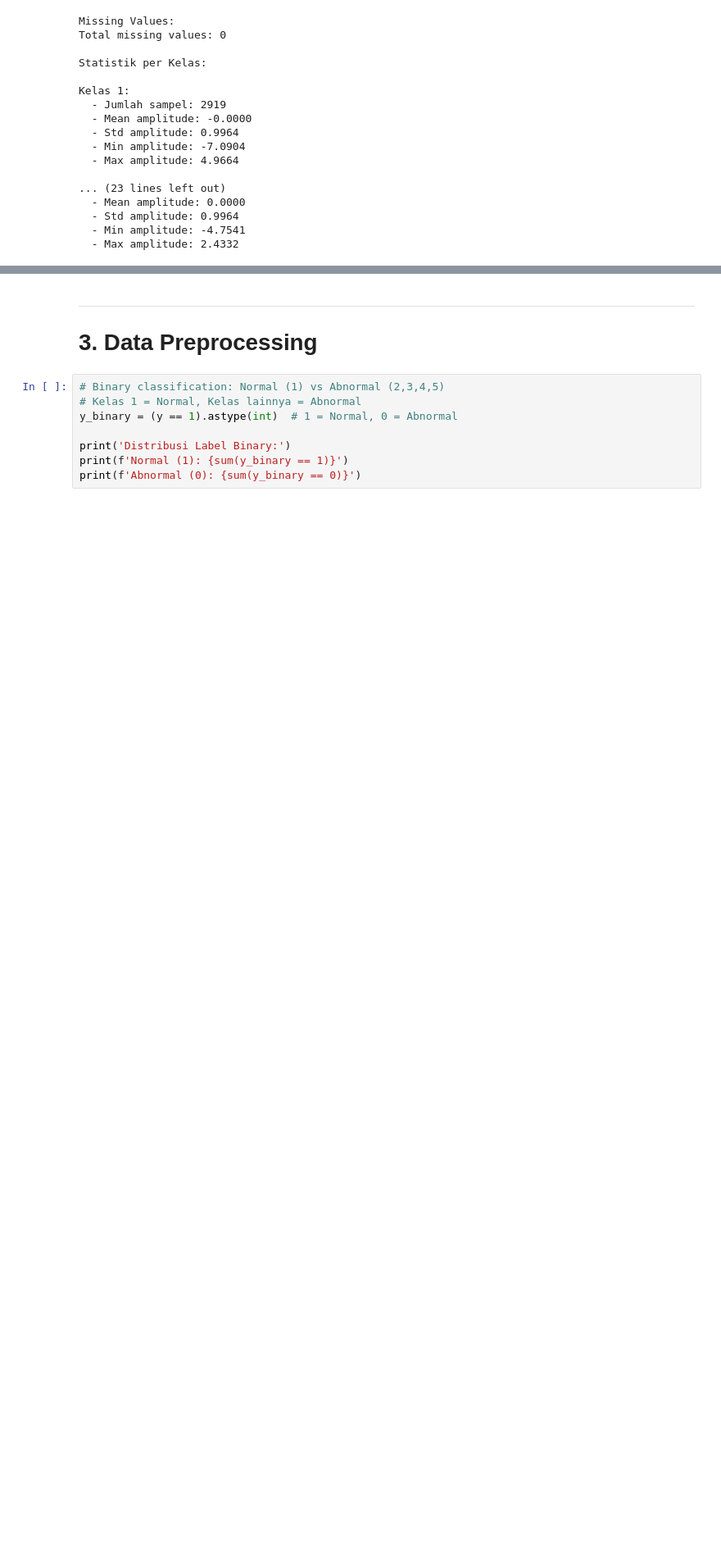
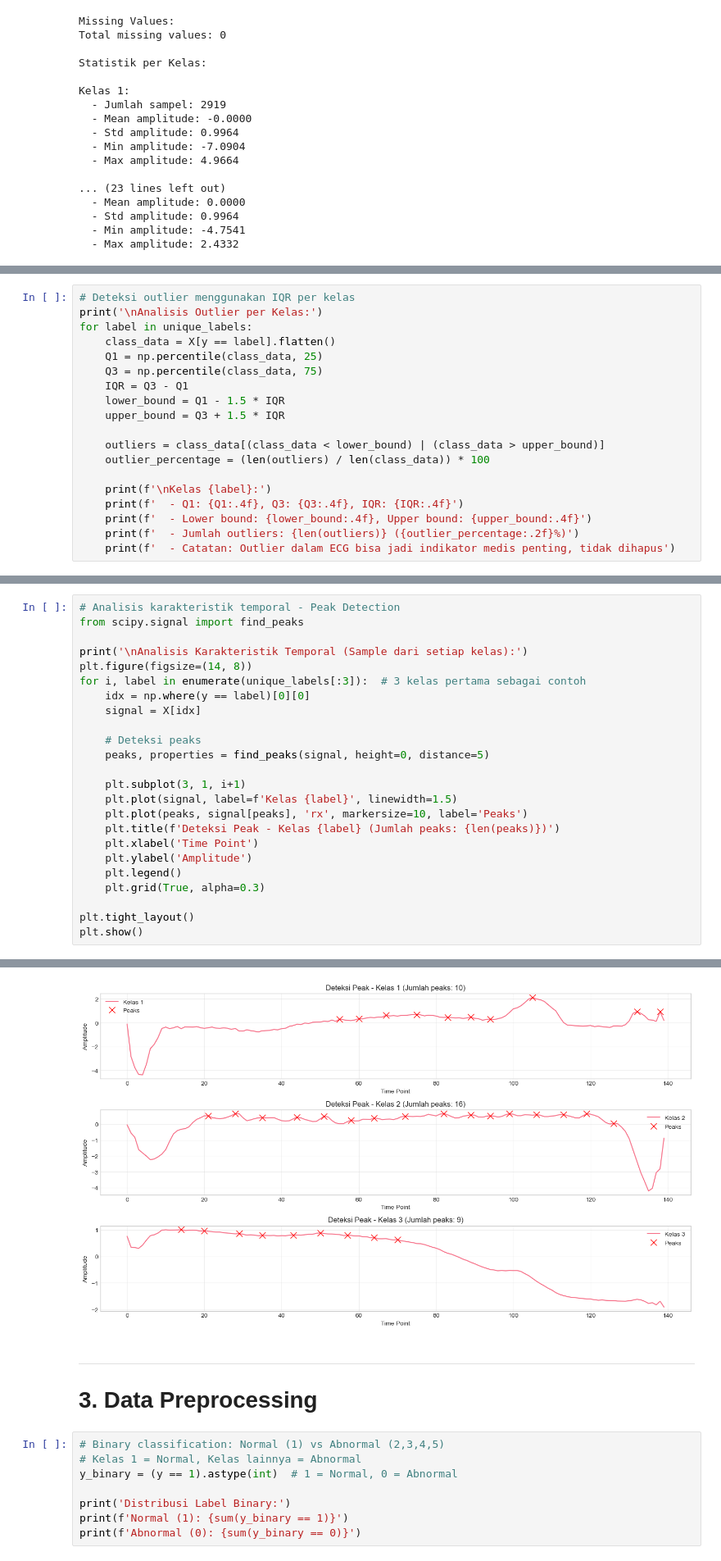
Before and after one commit to AchmadLutfi196/PSD, a Jupyter notebook: PSD/_build/jupyter_execute/ECG5000_CRISP_DM.ipynb, the cells around one changed output, grey strips where cells are left out. Shown at 82% size. Saved outputs shown, nothing was run; the diff lists cells and outputs as text; blank space fills up the shorter version.

```diff
--- a/PSD/_build/jupyter_execute/ECG5000_CRISP_DM.ipynb
+++ b/PSD/_build/jupyter_execute/ECG5000_CRISP_DM.ipynb
@@ -190,0 +231,19 @@ Kelas 1:
+# %%
+# Deteksi outlier menggunakan IQR per kelas
+print('\nAnalisis Outlier per Kelas:')
+for label in unique_labels:
+    class_data = X[y == label].flatten()
+    Q1 = np.percentile(class_data, 25)
+    Q3 = np.percentile(class_data, 75)
+    IQR = Q3 - Q1
+    lower_bound = Q1 - 1.5 * IQR
+    upper_bound = Q3 + 1.5 * IQR
+
+    outliers = class_data[(class_data < lower_bound) | (class_data > upper_bound)]
+    outlier_percentage = (len(outliers) / len(class_data)) * 100
+
+    print(f'\nKelas {label}:')
+    print(f'  - Q1: {Q1:.4f}, Q3: {Q3:.4f}, IQR: {IQR:.4f}')
+    print(f'  - Lower bound: {lower_bound:.4f}, Upper bound: {upper_bound:.4f}')
+    print(f'  - Jumlah outliers: {len(outliers)} ({outlier_percentage:.2f}%)')
+    print(f'  - Catatan: Outlier dalam ECG bisa jadi indikator medis penting, tidak dihapus')
@@ -190,0 +268,25 @@ Kelas 1:
+# %%
+# Analisis karakteristik temporal - Peak Detection
+from scipy.signal import find_peaks
+
+print('\nAnalisis Karakteristik Temporal (Sample dari setiap kelas):')
+plt.figure(figsize=(14, 8))
+for i, label in enumerate(unique_labels[:3]):  # 3 kelas pertama sebagai contoh
+    idx = np.where(y == label)[0][0]
+    signal = X[idx]
+
+    # Deteksi peaks
+    peaks, properties = find_peaks(signal, height=0, distance=5)
+
+    plt.subplot(3, 1, i+1)
+    plt.plot(signal, label=f'Kelas {label}', linewidth=1.5)
+    plt.plot(peaks, signal[peaks], 'rx', markersize=10, label='Peaks')
+    plt.title(f'Deteksi Peak - Kelas {label} (Jumlah peaks: {len(peaks)})')
+    plt.xlabel('Time Point')
+    plt.ylabel('Amplitude')
+    plt.legend()
+    plt.grid(True, alpha=0.3)
+
+plt.tight_layout()
+plt.show()
+# %% [output]
@@ -191,3 +294,4 @@ Kelas 1:
+[figure, added]
 # %% [markdown]
 ---
 # 3. Data Preprocessing
```
Also changed, not shown: parts of 20 cells of this notebook, 19 other files.
